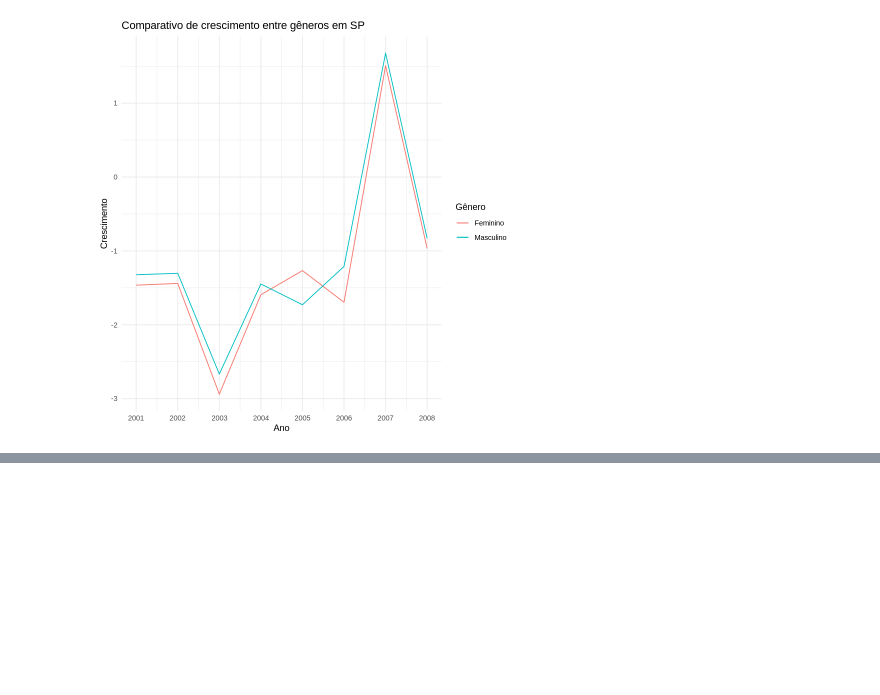
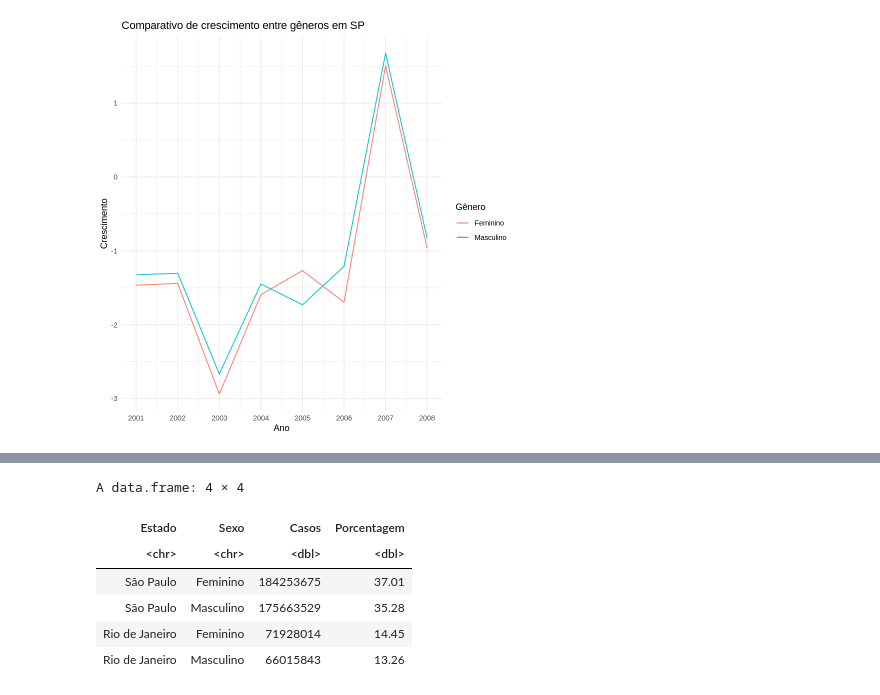
Before and after one commit to Gabrieldiasdeoliveira/Analise-Bayesiana, a Jupyter notebook: Atividade_2.ipynb, the cells around one changed output, grey strips where cells are left out. Drawn from its saved outputs; the diff is of its cells as text; code cells hidden in the pictures; blank space fills up the shorter version.

```diff
--- a/Atividade_2.ipynb
+++ b/Atividade_2.ipynb
@@ -232,0 +298,16 @@ maior entre as mulheres ou entre os homens
+# %%
+# criar um novo conjunto de dados com os totais por estado e sexo
+totais_estado_sexo <- data.frame(
+  Estado = rep(c("São Paulo", "Rio de Janeiro"), each = 2),
+  Sexo = c("Feminino", "Masculino", "Feminino", "Masculino"),
+  Casos = c(sum(dados$feminino_sp), sum(dados$masculino_sp), sum(dados$feminino_rj), sum(dados$masculino_rj))
+)
+totais_estado_sexo %>% mutate(Porcentagem = round((Casos/sum(Casos)) * 100, 2))
+# %% [output]
+A data.frame: 4 × 4
+| Estado | Sexo | Casos | Porcentagem |
+| <chr> | <chr> | <dbl> | <dbl> |
+| São Paulo | Feminino | 184253675 | 37.01 |
+| São Paulo | Masculino | 175663529 | 35.28 |
+| Rio de Janeiro | Feminino | 71928014 | 14.45 |
+| Rio de Janeiro | Masculino | 66015843 | 13.26 |
```
Also changed, not shown: parts of 14 cells of this notebook.
